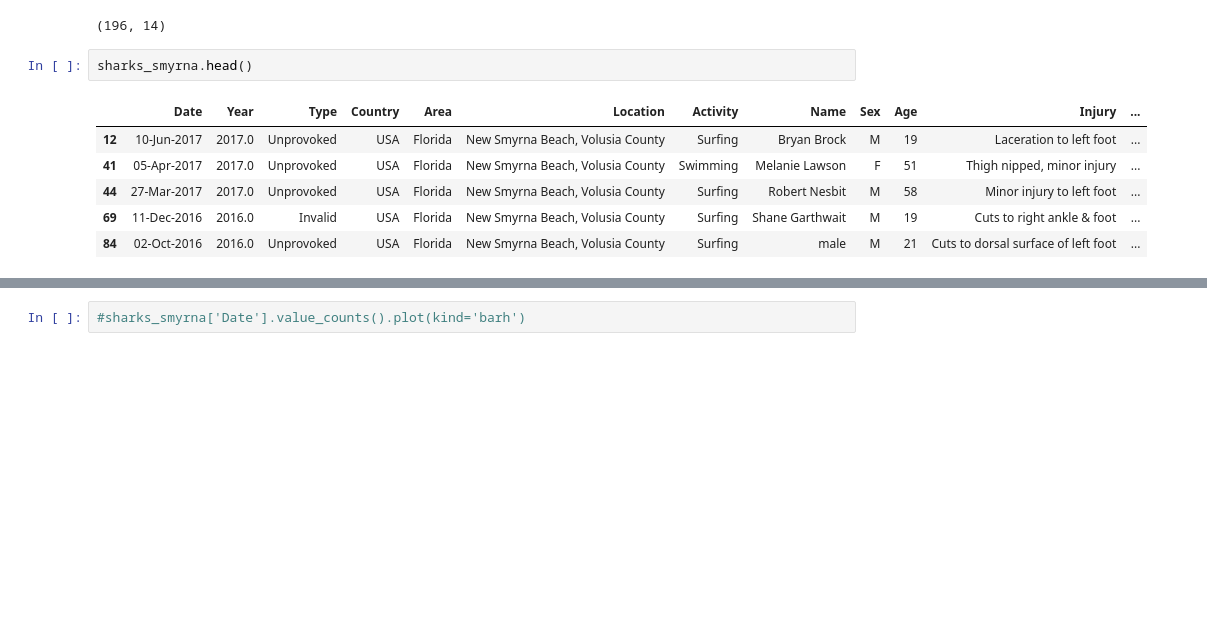
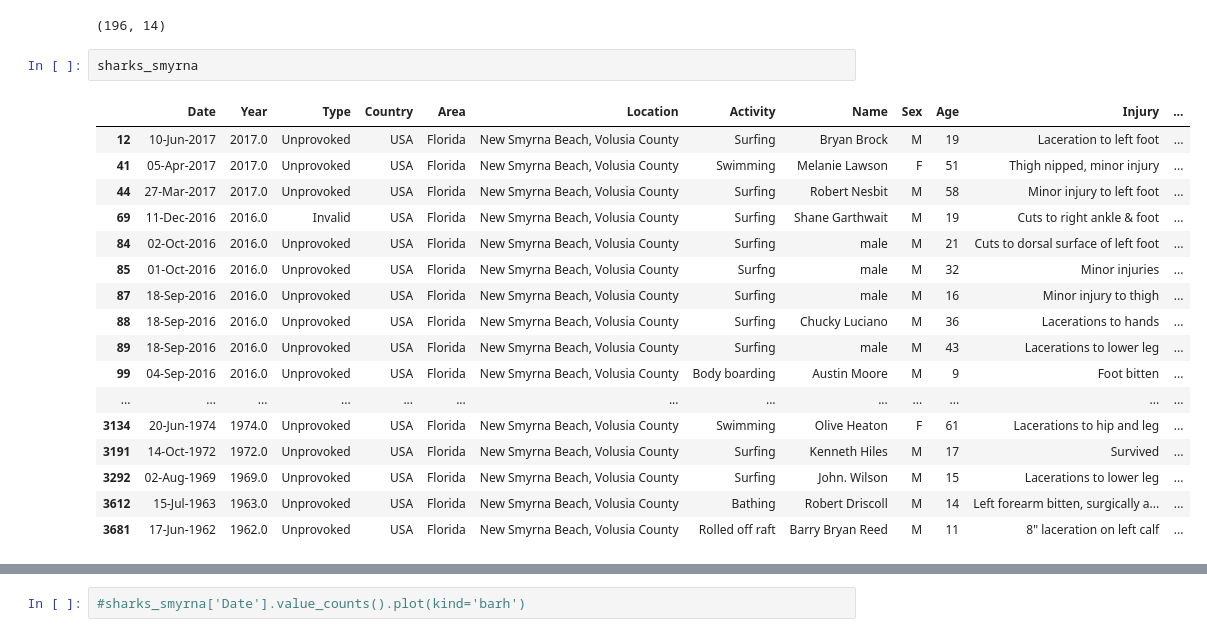
Before and after one commit to Dgorgs/studio-projects, a Jupyter notebook: code/shark_part2/sharks_florida2.ipynb, the cells around one changed output, grey strips where cells are left out. Drawn from its saved outputs; the diff is of its cells as text; blank space fills up the shorter version.

```diff
--- a/code/shark_part2/sharks_florida2.ipynb
+++ b/code/shark_part2/sharks_florida2.ipynb
@@ -189,11 +189,22 @@ sharks_smyrna.shape
 # %% [output]
 (196, 14)
 # %%
-sharks_smyrna.head()
+sharks_smyrna
 # %% [output]
 |  | Date | Year | Type | Country | Area | Location | Activity | Name | Sex | Age | Injury | ... |
 | 12 | 10-Jun-2017 | 2017.0 | Unprovoked | USA | Florida | New Smyrna Beach, Volusia County | Surfing | Bryan Brock | M | 19 | Laceration to left foot | ... |
 | 41 | 05-Apr-2017 | 2017.0 | Unprovoked | USA | Florida | New Smyrna Beach, Volusia County | Swimming | Melanie Lawson | F | 51 | Thigh nipped, minor injury | ... |
 | 44 | 27-Mar-2017 | 2017.0 | Unprovoked | USA | Florida | New Smyrna Beach, Volusia County | Surfing | Robert Nesbit | M | 58 | Minor injury to left foot | ... |
 | 69 | 11-Dec-2016 | 2016.0 | Invalid | USA | Florida | New Smyrna Beach, Volusia County | Surfing | Shane Garthwait | M | 19 | Cuts to right ankle & foot | ... |
 | 84 | 02-Oct-2016 | 2016.0 | Unprovoked | USA | Florida | New Smyrna Beach, Volusia County | Surfing | male | M | 21 | Cuts to dorsal surface of left foot | ... |
+| 85 | 01-Oct-2016 | 2016.0 | Unprovoked | USA | Florida | New Smyrna Beach, Volusia County | Surfng | male | M | 32 | Minor injuries | ... |
+| 87 | 18-Sep-2016 | 2016.0 | Unprovoked | USA | Florida | New Smyrna Beach, Volusia County | Surfing | male | M | 16 | Minor injury to thigh | ... |
+| 88 | 18-Sep-2016 | 2016.0 | Unprovoked | USA | Florida | New Smyrna Beach, Volusia County | Surfing | Chucky Luciano | M | 36 | Lacerations to hands | ... |
+| 89 | 18-Sep-2016 | 2016.0 | Unprovoked | USA | Florida | New Smyrna Beach, Volusia County | Surfing | male | M | 43 | Lacerations to lower leg | ... |
+| 99 | 04-Sep-2016 | 2016.0 | Unprovoked | USA | Florida | New Smyrna Beach, Volusia County | Body boarding | Austin Moore | M | 9 | Foot bitten | ... |
+| ... | ... | ... | ... | ... | ... | ... | ... | ... | ... | ... | ... | ... |
+| 3134 | 20-Jun-1974 | 1974.0 | Unprovoked | USA | Florida | New Smyrna Beach, Volusia County | Swimming | Olive Heaton | F | 61 | Lacerations to hip and leg | ... |
+| 3191 | 14-Oct-1972 | 1972.0 | Unprovoked | USA | Florida | New Smyrna Beach, Volusia County | Surfing | Kenneth Hiles | M | 17 | Survived | ... |
+| 3292 | 02-Aug-1969 | 1969.0 | Unprovoked | USA | Florida | New Smyrna Beach, Volusia County | Surfing | John. Wilson | M | 15 | Lacerations to lower leg | ... |
+| 3612 | 15-Jul-1963 | 1963.0 | Unprovoked | USA | Florida | New Smyrna Beach, Volusia County | Bathing | Robert Driscoll | M | 14 | Left forearm bitten, surgically a... | ... |
+| 3681 | 17-Jun-1962 | 1962.0 | Unprovoked | USA | Florida | New Smyrna Beach, Volusia County | Rolled off raft | Barry Bryan Reed | M | 11 | 8" laceration on left calf | ... |
```
Also changed, not shown: parts of 4 cells of this notebook, 2 other files.
